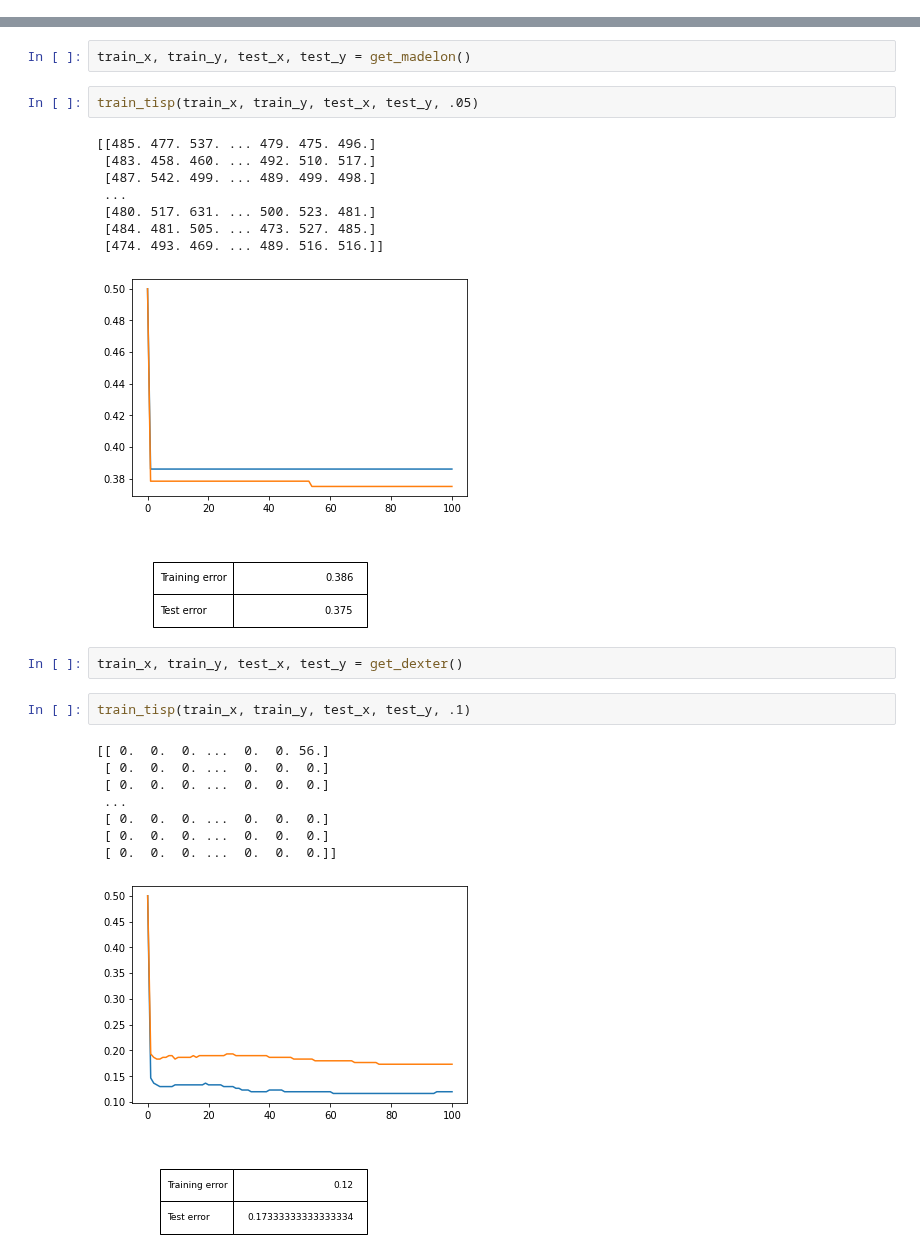
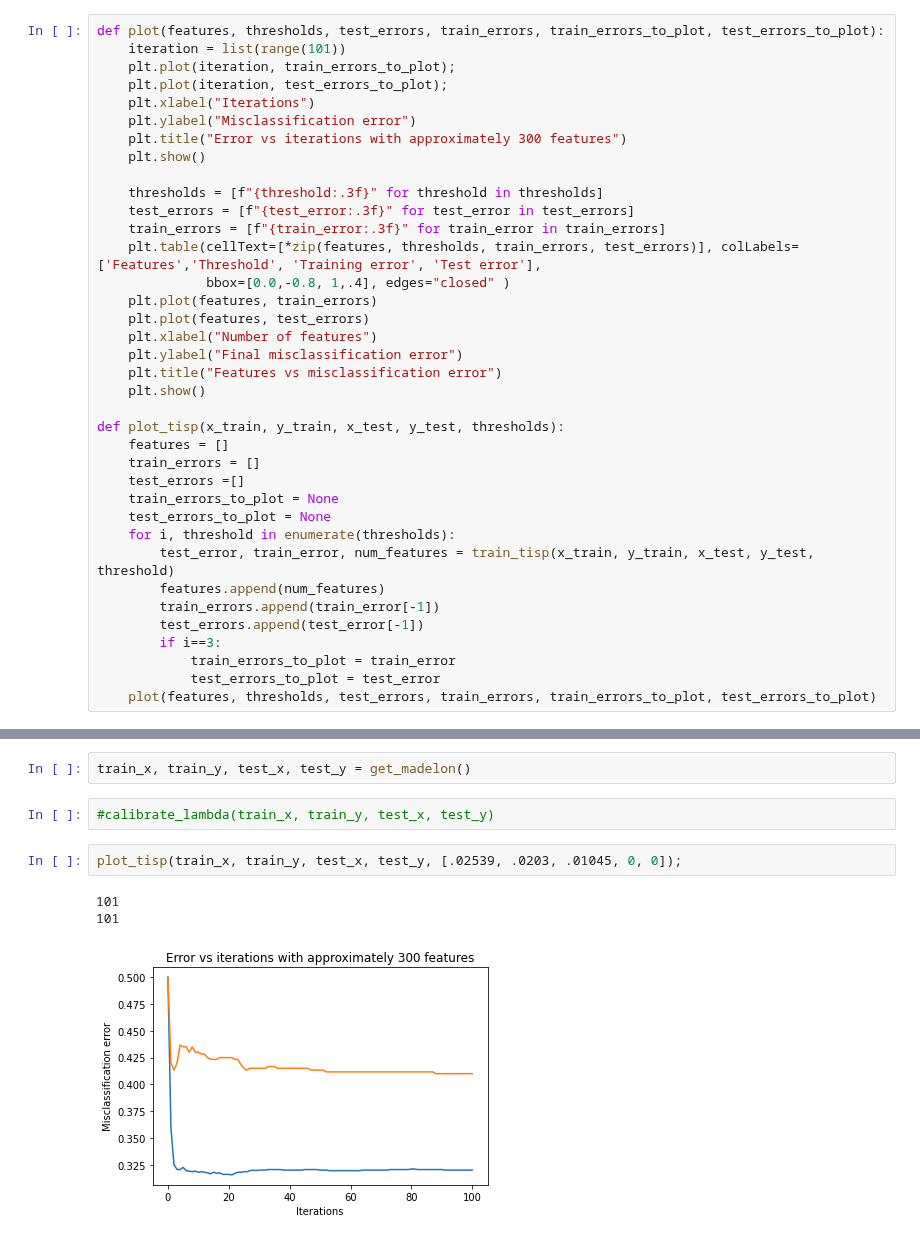
Before and after one commit to Kosaro/MachineLearningAssignments, a Jupyter notebook: TISP.ipynb, the cells around one changed output, grey strips where cells are left out. Drawn from its saved outputs; the diff is of its cells as text.

Commit message:
Redid plots to do what assignment said to do

```diff
--- a/TISP.ipynb
+++ b/TISP.ipynb
@@ -100,0 +130,37 @@ def plot(error_test, error_train, features):
+# %%
+def plot(features, thresholds, test_errors, train_errors, train_errors_to_plot, test_errors_to_plot):
+    iteration = list(range(101))
+    plt.plot(iteration, train_errors_to_plot);
+    plt.plot(iteration, test_errors_to_plot);
+    plt.xlabel("Iterations")
+    plt.ylabel("Misclassification error")
+    plt.title("Error vs iterations with approximately 300 features")
+    plt.show()
+
+    thresholds = [f"{threshold:.3f}" for threshold in thresholds]
+    test_errors = [f"{test_error:.3f}" for test_error in test_errors]
+    train_errors = [f"{train_error:.3f}" for train_error in train_errors]
+    plt.table(cellText=[*zip(features, thresholds, train_errors, test_errors)], colLabels=['Features','Threshold', 'Training error', 'Test error'],
+              bbox=[0.0,-0.8, 1,.4], edges="closed" )
+    plt.plot(features, train_errors)
+    plt.plot(features, test_errors)
+    plt.xlabel("Number of features")
+    plt.ylabel("Final misclassification error")
+    plt.title("Features vs misclassification error")
+    plt.show()
+
+def plot_tisp(x_train, y_train, x_test, y_test, thresholds):
+    features = []
+    train_errors = []
+    test_errors =[]
+    train_errors_to_plot = None
+    test_errors_to_plot = None
+    for i, threshold in enumerate(thresholds):
+        test_error, train_error, num_features = train_tisp(x_train, y_train, x_test, y_test, threshold)
+        features.append(num_features)
+        train_errors.append(train_error[-1])
+        test_errors.append(test_error[-1])
+        if i==3:
+            train_errors_to_plot = train_error
+            test_errors_to_plot = test_error
+    plot(features, thresholds, test_errors, train_errors, train_errors_to_plot, test_errors_to_plot)
@@ -101,26 +197,10 @@ def plot(error_test, error_train, features):
 # %%
 train_x, train_y, test_x, test_y = get_madelon()
 # %%
-train_tisp(train_x, train_y, test_x, test_y, .05)
+#calibrate_lambda(train_x, train_y, test_x, test_y)
-# %% [output]
-[[485. 477. 537. ... 479. 475. 496.]
- [483. 458. 460. ... 492. 510. 517.]
- [487. 542. 499. ... 489. 499. 498.]
- ...
- [480. 517. 631. ... 500. 523. 481.]
- [484. 481. 505. ... 473. 527. 485.]
- [474. 493. 469. ... 489. 516. 516.]]
-[figure, removed]
-# %%
-train_x, train_y, test_x, test_y = get_dexter()
 # %%
-train_tisp(train_x, train_y, test_x, test_y, .1)
+plot_tisp(train_x, train_y, test_x, test_y, [.02539, .0203, .01045, 0, 0]);
 # %% [output]
-[[ 0.  0.  0. ...  0.  0. 56.]
- [ 0.  0.  0. ...  0.  0.  0.]
- [ 0.  0.  0. ...  0.  0.  0.]
- ...
- [ 0.  0.  0. ...  0.  0.  0.]
- [ 0.  0.  0. ...  0.  0.  0.]
- [ 0.  0.  0. ...  0.  0.  0.]]
+101
+101
-[figure, old version]
+[figure, new version]
```
Also changed, not shown: parts of 26 cells of this notebook.
